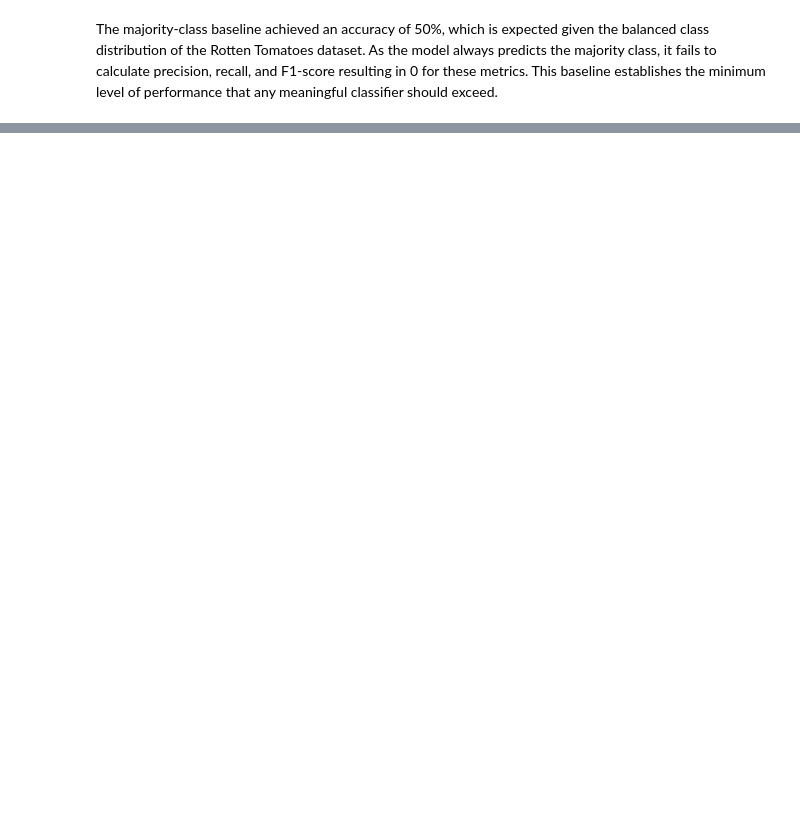
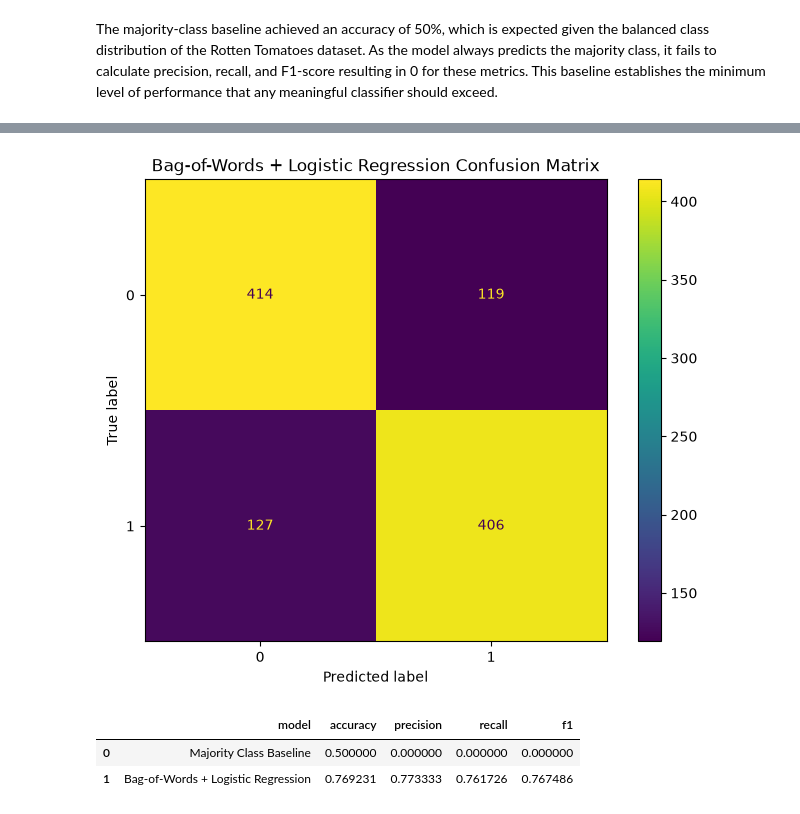
Before and after one commit to Alireza-Mirzadeh/llm-text-classification-benchmark, a Jupyter notebook: notebooks/02_baseline_models.ipynb, the cells around one changed output, grey strips where cells are left out. Saved outputs shown, nothing was run; the diff lists cells and outputs as text; code cells hidden in the pictures; blank space fills up the shorter version.

Commit message:
Add BOW model training

```diff
--- a/notebooks/02_baseline_models.ipynb
+++ b/notebooks/02_baseline_models.ipynb
@@ -100,0 +121,15 @@ The majority-class baseline achieved an accuracy of 50%, which is expected given
+# %%
+# Train the Bag of Words Classifier
+bow = BagOfWordsClassifier()
+
+bow.fit(X_train, y_train)
+
+y_pred_bow = bow.predict(X_test)
+
+# Evaluate the Bag of Words model
+metrics_bow, report_bow = evaluate_classifier(y_test, y_pred_bow)
+
+print("Bag-of-Words + Logistic Regression:")
+
+for metric_name, metric_value in metrics_bow.items():
+    print(f"{metric_name}: {metric_value:.2f}")
@@ -100,0 +162,25 @@ The majority-class baseline achieved an accuracy of 50%, which is expected given
+# %%
+# Confiusion matrix for Bag of Words model
+plot_confusion_matrix(
+    "Bag-of-Words + Logistic Regression",
+    y_test,
+    y_pred_bow
+)
+
+plt.show()
+# %% [output]
+[figure, added]
+# %%
+# Append the Bag of Words model results to the benchmark DataFrame
+
+results.append({
+    "model": "Bag-of-Words + Logistic Regression",
+    **metrics_bow,
+})
+
+benchmark_df = pd.DataFrame(results)
+benchmark_df
+# %% [output]
+|  | model | accuracy | precision | recall | f1 |
+| 0 | Majority Class Baseline | 0.500000 | 0.000000 | 0.000000 | 0.000000 |
+| 1 | Bag-of-Words + Logistic Regression | 0.769231 | 0.773333 | 0.761726 | 0.767486 |
```
Also changed, not shown: parts of 9 cells of this notebook, 1 other file.
